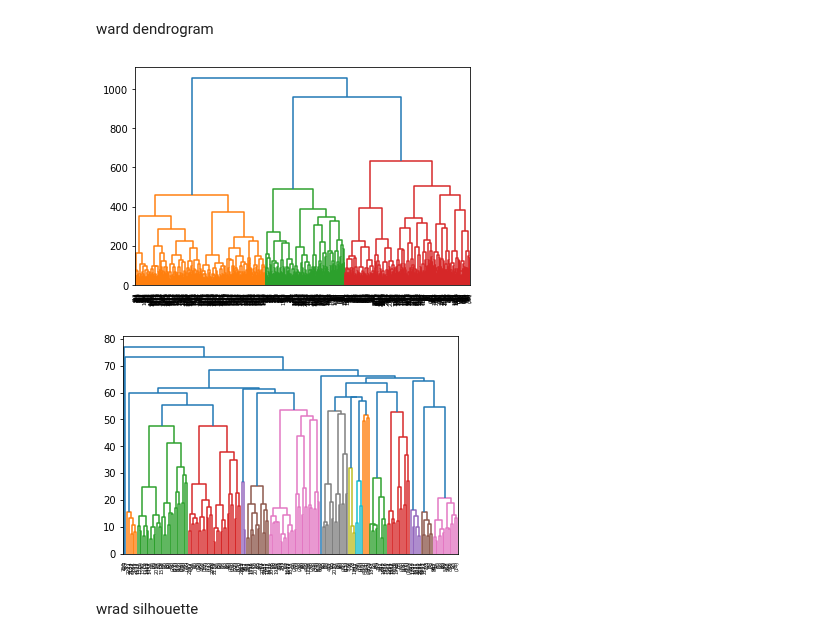
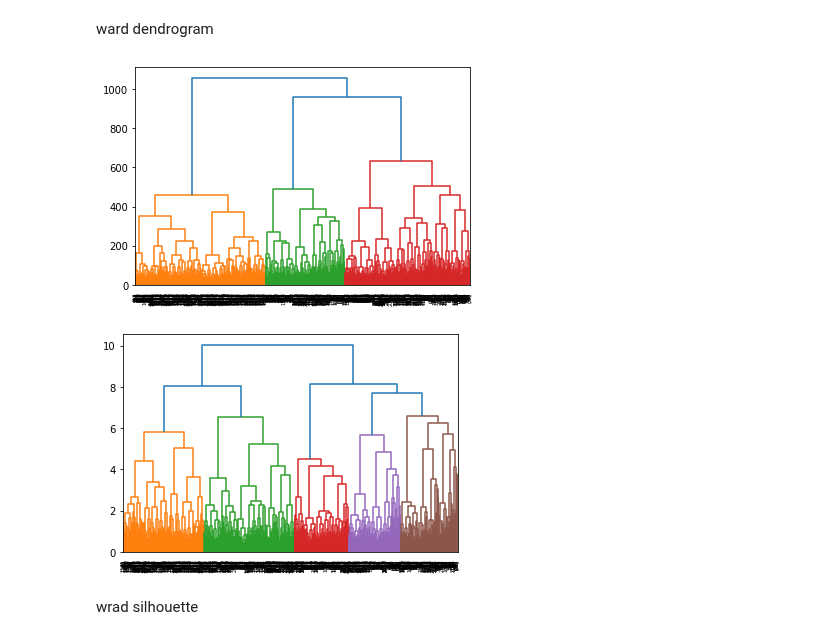
Before and after one commit to jasonmrimer/cse590-machine-learning, a Jupyter notebook: final-project/clustering/agglomerative.ipynb, the cells around one changed output. Drawn from its saved outputs; the diff is of its cells as text; code cells hidden in the pictures.

```diff
--- a/final-project/clustering/agglomerative.ipynb
+++ b/final-project/clustering/agglomerative.ipynb
@@ -141,14 +222,14 @@ def get_boundary_indices(silhouette_values, pred_labels, core):
 # %% [markdown]
 ward dendrogram
 # %%
-pca = PCA(n_components=56, random_state=42)
-X_pca = pca.fit_transform(X_standard)
+# pca = PCA(n_components=56, random_state=42)
+# X_pca = pca.fit_transform(X_standard)
 
-display_dendrogram(X, 'ward')
-display_dendrogram(X_pca, 'ward')
+display_dendrogram(X_default, 'ward')
+display_dendrogram(X_minmax_refined, 'ward')
 # %% [output]
 [figure]
-[figure, old version]
+[figure, new version]
 # %% [markdown]
 wrad silhouette
 # %%
```
Also changed, not shown: parts of 9 cells of this notebook, 8 other files.
